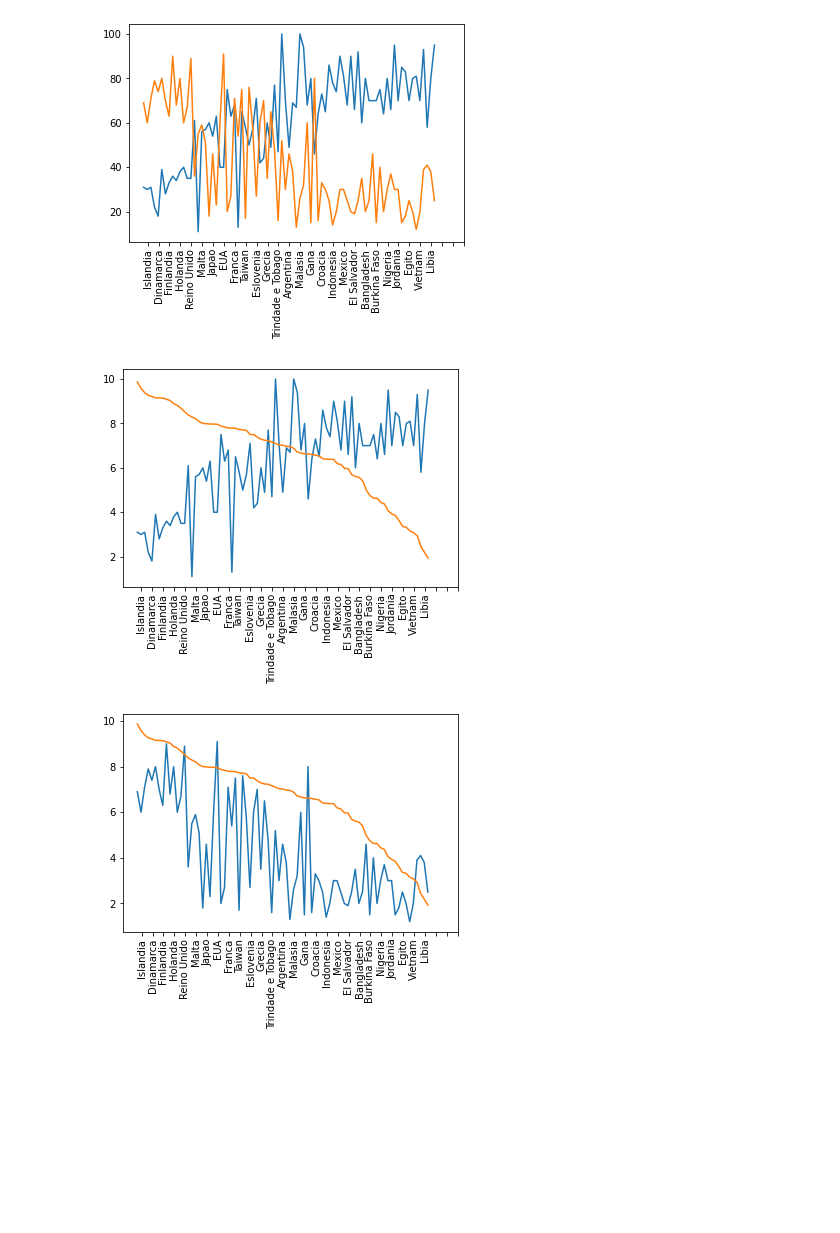
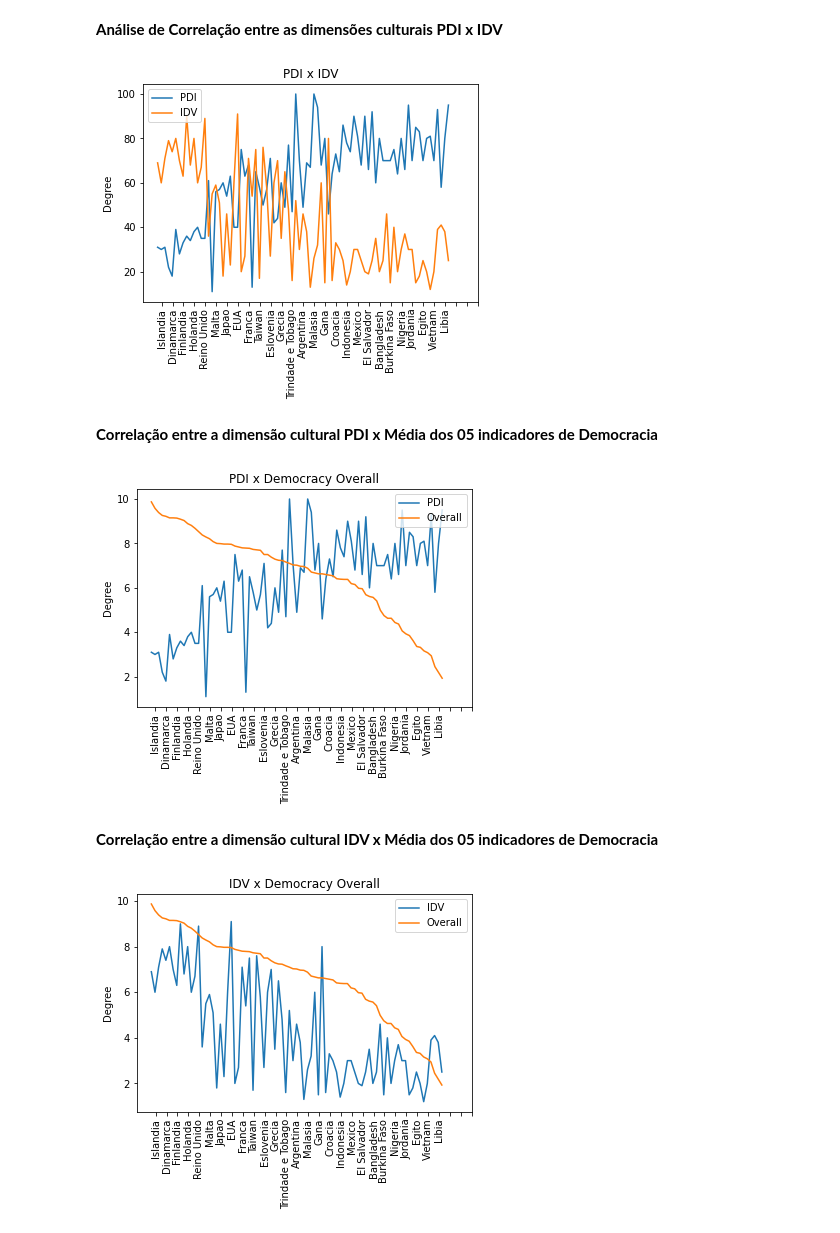
Before and after one commit to vzucher/04-Responsive-profile, a Jupyter notebook: Culture_x_Democracy.ipynb, the cells around one changed output. Cells and saved outputs as stored; diff of their text form; code cells hidden in the pictures; blank space fills up the shorter version.

```diff
--- a/Culture_x_Democracy.ipynb
+++ b/Culture_x_Democracy.ipynb
@@ -32,30 +16,42 @@ print(database)
+# %% [markdown]
+**Análise de Correlação entre as dimensões culturais PDI x IDV**
 # %%
 import numpy as np
 import matplotlib.pyplot as plt
 
-plt.plot(database['Country'],database[['pdi', 'idv']])
+plt.plot(database['Country'],database['pdi'],label='PDI')
+plt.plot(database['Country'],database['idv'],label='IDV')
+plt.ylabel('Degree')
+plt.title('PDI x IDV')
+plt.legend()
 plt.xticks(np.arange(min(database['PDI']), max(database['Overall'])+80, 3))
 plt.xticks(rotation=90, fontsize=10)
 plt.show()
 # %% [output]
-[figure, old version]
+[figure, new version]
+# %% [markdown]
+**Correlação entre a dimensão cultural PDI x Média dos 05 indicadores de Democracia**
 # %%
-import numpy as np
-import matplotlib.pyplot as plt
-
-plt.plot(database['Country'],database[['PDI', 'Overall']])
+plt.plot(database['Country'],database['PDI'], label='PDI')
+plt.plot(database['Country'],database['Overall'], label='Overall')
 plt.xticks(np.arange(min(database['PDI']), max(database['Overall'])+80, 3))
 plt.xticks(rotation=90, fontsize=10)
+plt.ylabel('Degree')
+plt.title('PDI x Democracy Overall')
+plt.legend(loc='upper right')
 plt.show()
 # %% [output]
-[figure, old version]
+[figure, new version]
+# %% [markdown]
+**Correlação entre a dimensão cultural IDV x Média dos 05 indicadores de Democracia**
 # %%
-import numpy as np
-import matplotlib.pyplot as plt
-
-plt.plot(database['Country'],database[['IDV', 'Overall']])
+plt.plot(database['Country'],database['IDV'],label='IDV')
+plt.plot(database['Country'],database['Overall'],label='Overall')
 plt.xticks(np.arange(min(database['IDV']), max(database['Overall'])+80, 3))
 plt.xticks(rotation=90, fontsize=10)
+plt.ylabel('Degree')
+plt.title('IDV x Democracy Overall')
+plt.legend(loc='upper right')
 plt.show()
 # %% [output]
-[figure, old version]
+[figure, new version]
```
Also changed, not shown: parts of 5 cells of this notebook.
